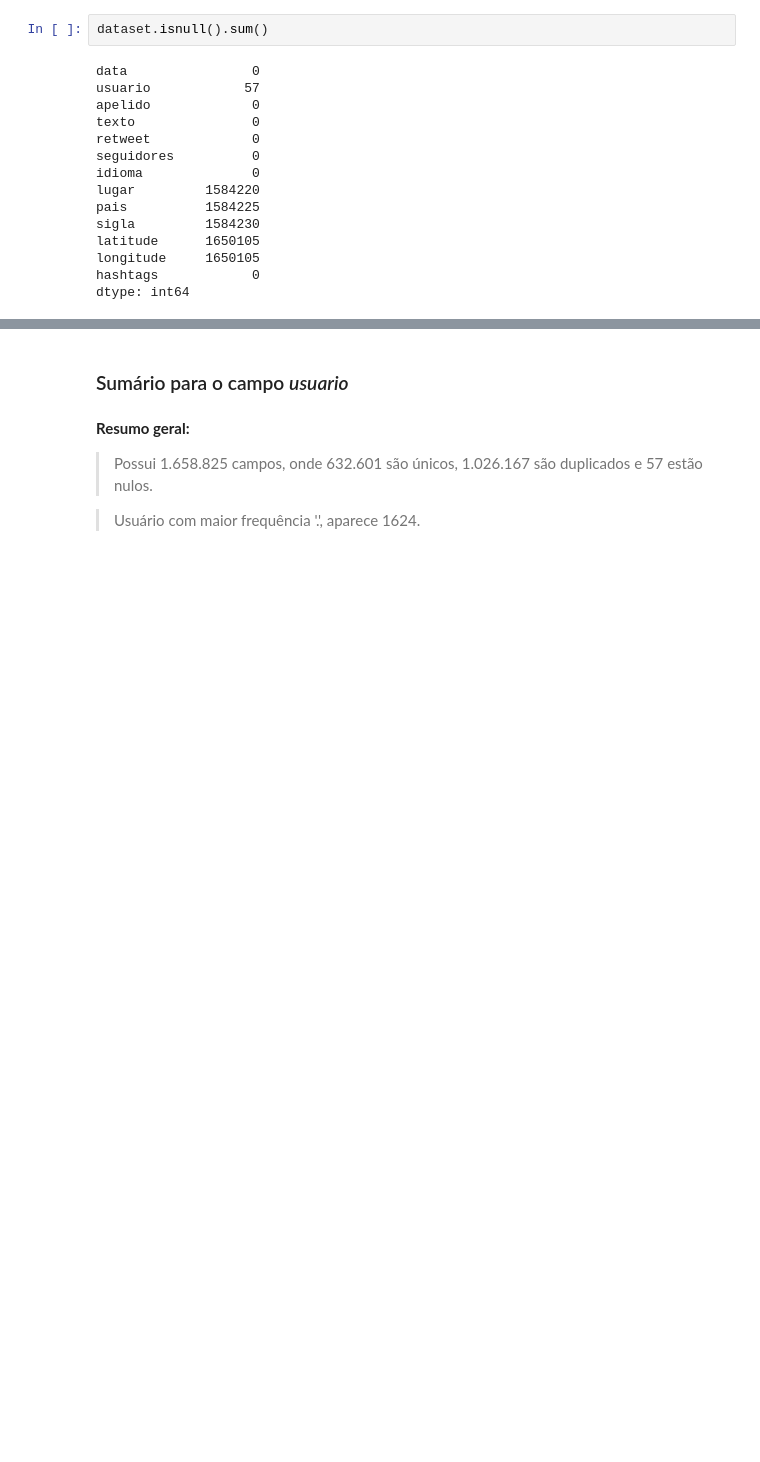
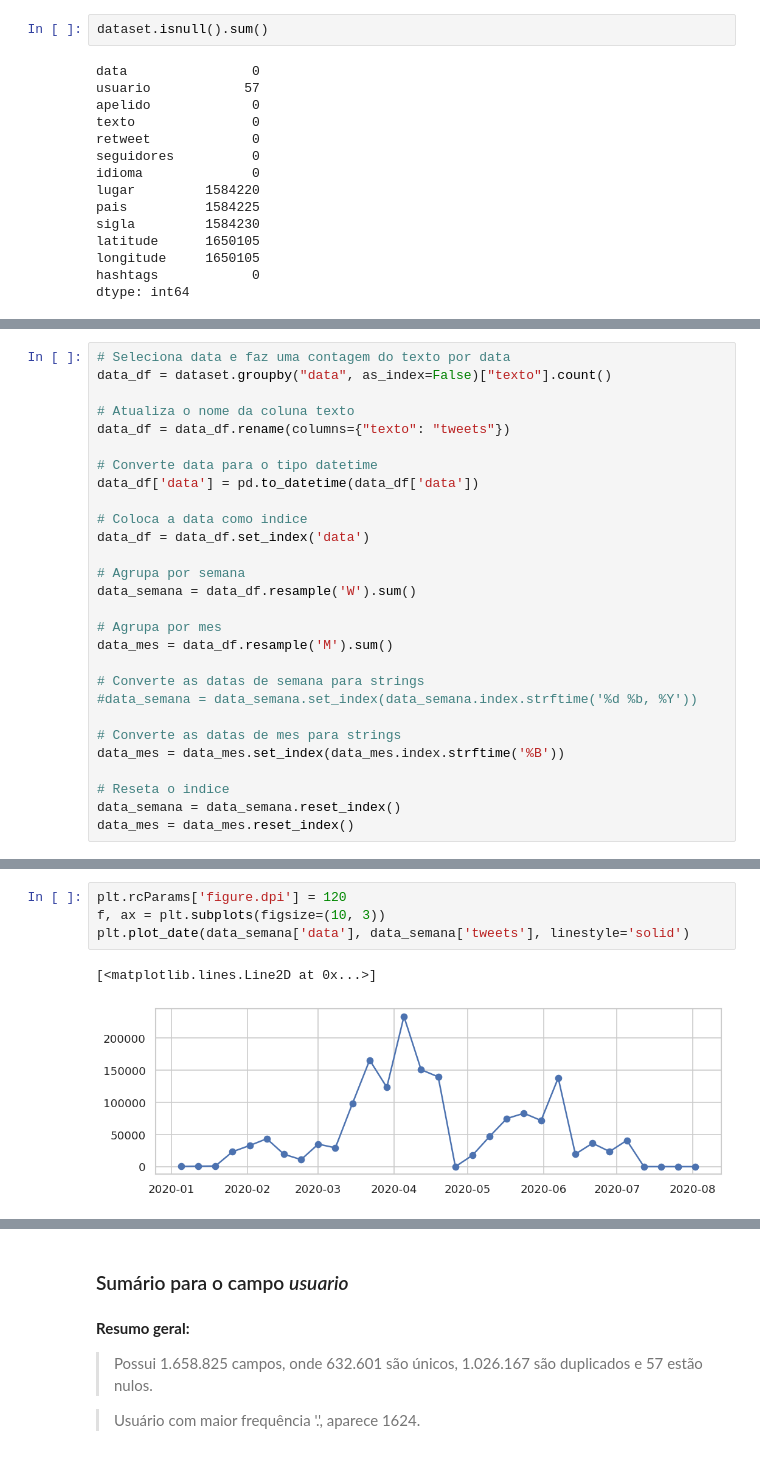
Before and after one commit to ednux/data-science-twitters-covid, a Jupyter notebook: main.ipynb, the cells around one changed output, grey strips where cells are left out. Saved outputs shown, nothing was run; the diff lists cells and outputs as text; blank space fills up the shorter version.

Commit message:
Adicionado sumário para o campo data

```diff
--- a/main.ipynb
+++ b/main.ipynb
@@ -140,0 +176,28 @@ dataset.head()
+# %%
+# Seleciona data e faz uma contagem do texto por data
+data_df = dataset.groupby("data", as_index=False)["texto"].count()
+
+# Atualiza o nome da coluna texto
+data_df = data_df.rename(columns={"texto": "tweets"})
+
+# Converte data para o tipo datetime
+data_df['data'] = pd.to_datetime(data_df['data'])
+
+# Coloca a data como indice
+data_df = data_df.set_index('data')
+
+# Agrupa por semana
+data_semana = data_df.resample('W').sum()
+
+# Agrupa por mes
+data_mes = data_df.resample('M').sum()
+
+# Converte as datas de semana para strings
+#data_semana = data_semana.set_index(data_semana.index.strftime('%d %b, %Y'))
+
+# Converte as datas de mes para strings
+data_mes = data_mes.set_index(data_mes.index.strftime('%B'))
+
+# Reseta o indice
+data_semana = data_semana.reset_index()
+data_mes = data_mes.reset_index()
@@ -140,0 +224,7 @@ dataset.head()
+# %%
+plt.rcParams['figure.dpi'] = 120
+f, ax = plt.subplots(figsize=(10, 3))
+plt.plot_date(data_semana['data'], data_semana['tweets'], linestyle='solid')
+# %% [output]
+[<matplotlib.lines.Line2D at 0x...>]
+[figure, added]
```
Also changed, not shown: parts of 8 cells of this notebook.
